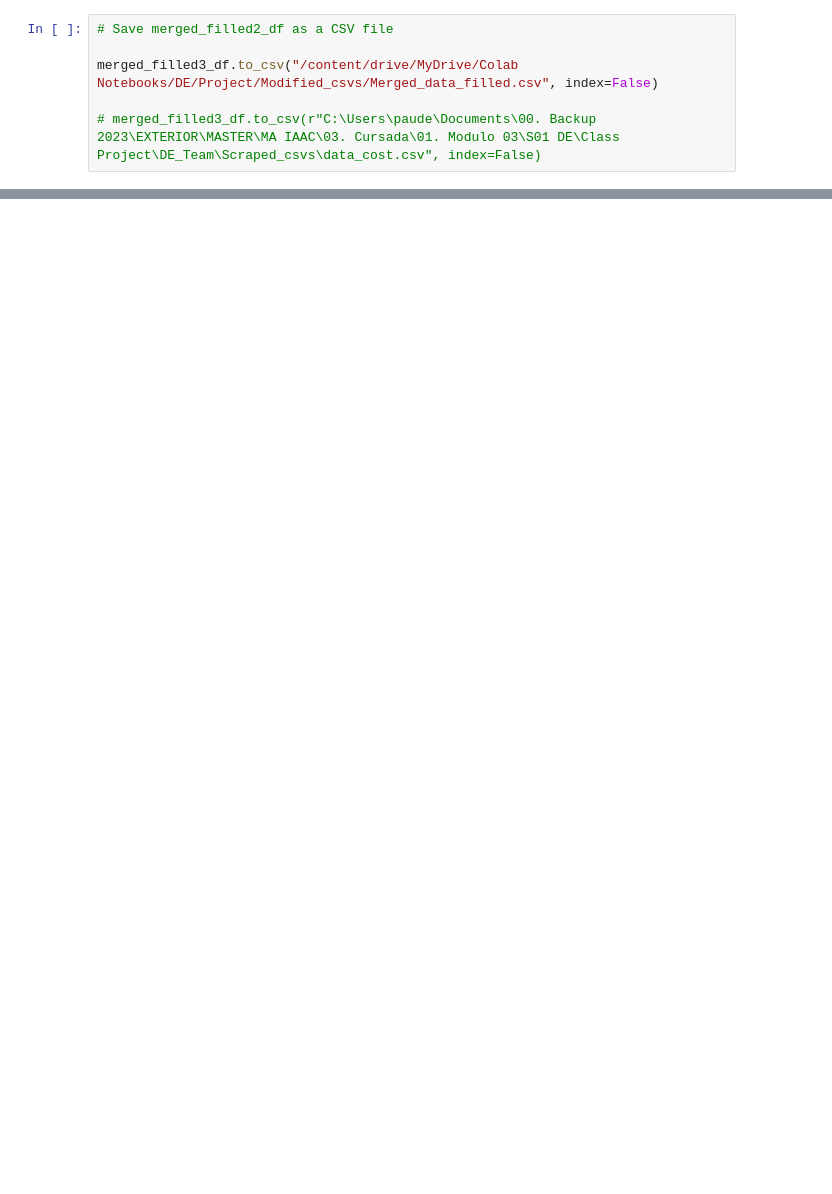
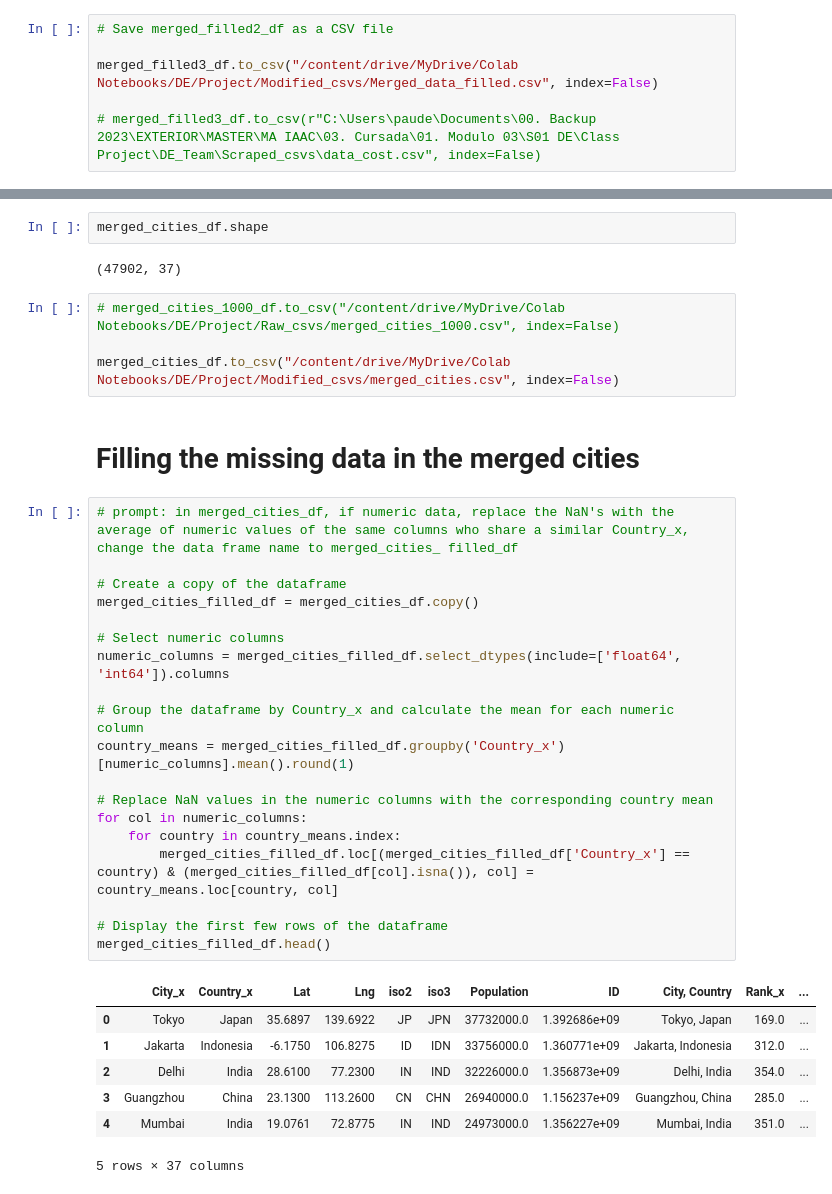
Before and after one commit to FadyAzzam/DE_Team, a Jupyter notebook: all_dfs_NaNaNs.ipynb, the cells around one changed output, grey strips where cells are left out. Saved outputs shown, nothing was run; the diff lists cells and outputs as text; blank space fills up the shorter version.

```diff
--- a/all_dfs_NaNaNs.ipynb
+++ b/all_dfs_NaNaNs.ipynb
@@ -275,0 +367,37 @@ merged_filled3_df.to_csv("/content/drive/MyDrive/Colab Notebooks/DE/Project/Modi
+# %%
+merged_cities_df.shape
+# %% [output]
+(47902, 37)
+# %%
+# merged_cities_1000_df.to_csv("/content/drive/MyDrive/Colab Notebooks/DE/Project/Raw_csvs/merged_cities_1000.csv", index=False)
+
+merged_cities_df.to_csv("/content/drive/MyDrive/Colab Notebooks/DE/Project/Modified_csvs/merged_cities.csv", index=False)
+# %% [markdown]
+# Filling the missing data in the merged cities
+# %%
+# prompt: in merged_cities_df, if numeric data, replace the NaN's with the average of numeric values of the same columns who share a similar Country_x, change the data frame name to merged_cities_ filled_df
+
+# Create a copy of the dataframe
+merged_cities_filled_df = merged_cities_df.copy()
+
+# Select numeric columns
+numeric_columns = merged_cities_filled_df.select_dtypes(include=['float64', 'int64']).columns
+
+# Group the dataframe by Country_x and calculate the mean for each numeric column
+country_means = merged_cities_filled_df.groupby('Country_x')[numeric_columns].mean().round(1)
+
+# Replace NaN values in the numeric columns with the corresponding country mean
+for col in numeric_columns:
+    for country in country_means.index:
+        merged_cities_filled_df.loc[(merged_cities_filled_df['Country_x'] == country) & (merged_cities_filled_df[col].isna()), col] = country_means.loc[country, col]
+
+# Display the first few rows of the dataframe
+merged_cities_filled_df.head()
+# %% [output]
+|  | City_x | Country_x | Lat | Lng | iso2 | iso3 | Population | ID | City, Country | Rank_x | ... |
+| 0 | Tokyo | Japan | 35.6897 | 139.6922 | JP | JPN | 37732000.0 | 1.392686e+09 | Tokyo, Japan | 169.0 | ... |
+| 1 | Jakarta | Indonesia | -6.1750 | 106.8275 | ID | IDN | 33756000.0 | 1.360771e+09 | Jakarta, Indonesia | 312.0 | ... |
+| 2 | Delhi | India | 28.6100 | 77.2300 | IN | IND | 32226000.0 | 1.356873e+09 | Delhi, India | 354.0 | ... |
+| 3 | Guangzhou | China | 23.1300 | 113.2600 | CN | CHN | 26940000.0 | 1.156237e+09 | Guangzhou, China | 285.0 | ... |
+| 4 | Mumbai | India | 19.0761 | 72.8775 | IN | IND | 24973000.0 | 1.356227e+09 | Mumbai, India | 351.0 | ... |
+5 rows × 37 columns
```
Also changed, not shown: parts of 21 cells of this notebook, 10 other files.
